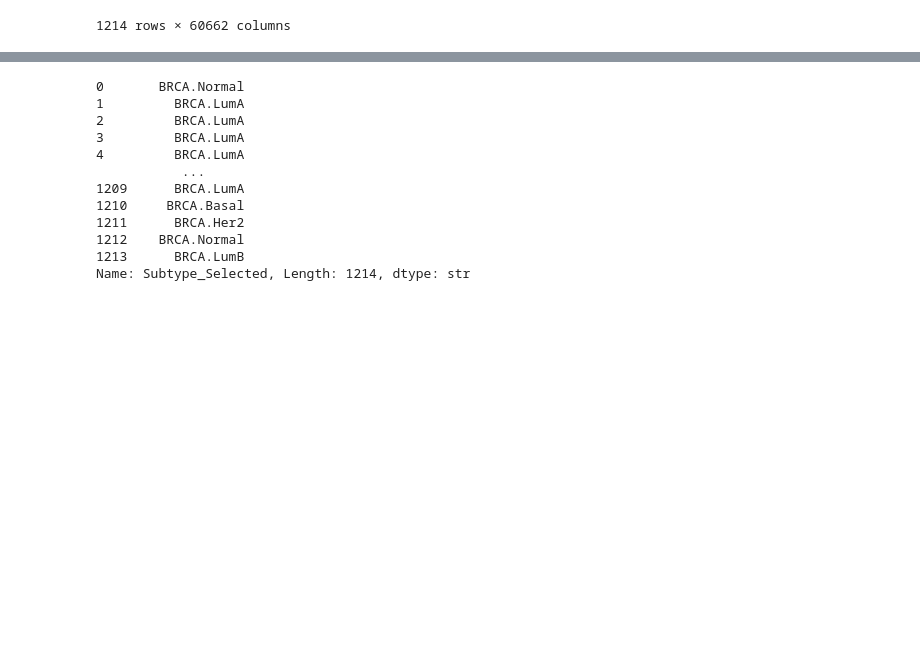
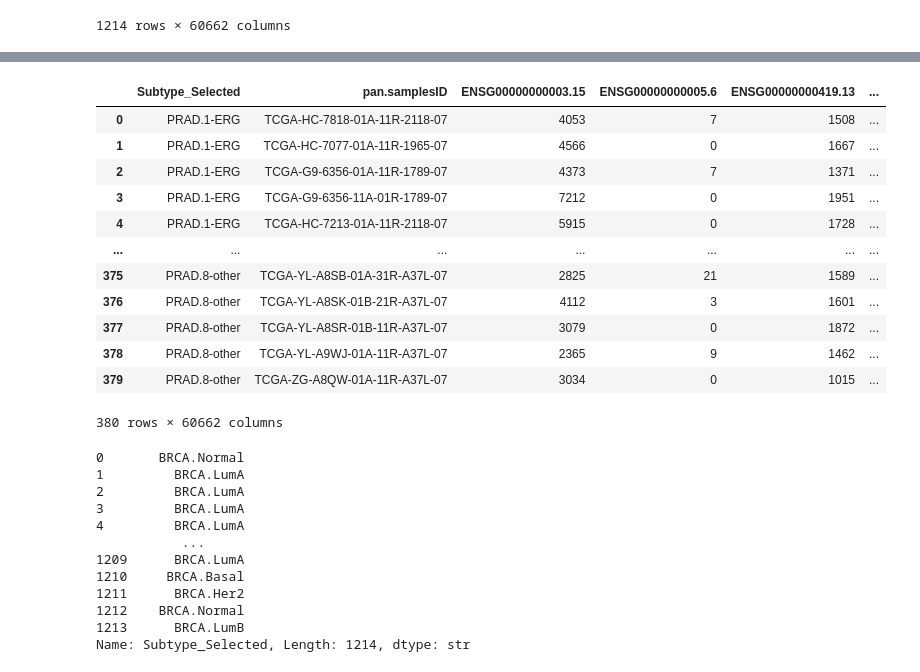
Before and after one commit to ArturPrimo/cancer_subtype_classification, a Jupyter notebook: visualize_data.ipynb, the cells around one changed output, grey strips where cells are left out. Saved outputs shown, nothing was run; the diff lists cells and outputs as text; code cells hidden in the pictures; blank space fills up the shorter version.

```diff
--- a/visualize_data.ipynb
+++ b/visualize_data.ipynb
@@ -23,3 +39,19 @@ brca_csv
+# %%
+prad_csv
+# %% [output]
+|  | Subtype_Selected | pan.samplesID | ENSG00000000003.15 | ENSG00000000005.6 | ENSG00000000419.13 | ... |
+| 0 | PRAD.1-ERG | TCGA-HC-7818-01A-11R-2118-07 | 4053 | 7 | 1508 | ... |
+| 1 | PRAD.1-ERG | TCGA-HC-7077-01A-11R-1965-07 | 4566 | 0 | 1667 | ... |
+| 2 | PRAD.1-ERG | TCGA-G9-6356-01A-11R-1789-07 | 4373 | 7 | 1371 | ... |
+| 3 | PRAD.1-ERG | TCGA-G9-6356-11A-01R-1789-07 | 7212 | 0 | 1951 | ... |
+| 4 | PRAD.1-ERG | TCGA-HC-7213-01A-11R-2118-07 | 5915 | 0 | 1728 | ... |
+| ... | ... | ... | ... | ... | ... | ... |
+| 375 | PRAD.8-other | TCGA-YL-A8SB-01A-31R-A37L-07 | 2825 | 21 | 1589 | ... |
+| 376 | PRAD.8-other | TCGA-YL-A8SK-01B-21R-A37L-07 | 4112 | 3 | 1601 | ... |
+| 377 | PRAD.8-other | TCGA-YL-A8SR-01B-11R-A37L-07 | 3079 | 0 | 1872 | ... |
+| 378 | PRAD.8-other | TCGA-YL-A9WJ-01A-11R-A37L-07 | 2365 | 9 | 1462 | ... |
+| 379 | PRAD.8-other | TCGA-ZG-A8QW-01A-11R-A37L-07 | 3034 | 0 | 1015 | ... |
+380 rows × 60662 columns
 # %%
 y = brca_csv["Subtype_Selected"]
 X = brca_csv.drop(columns=["pan.samplesID", "Subtype_Selected"])
```
Also changed, not shown: parts of 1 cell of this notebook, 4 other files.
